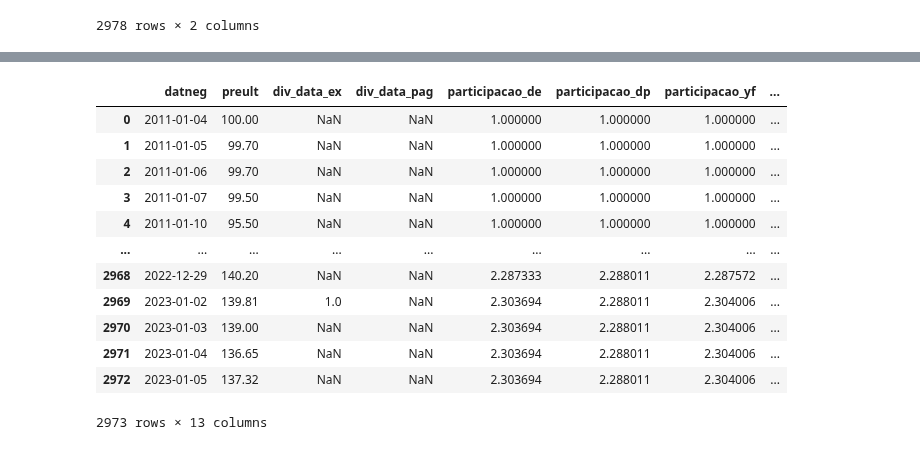
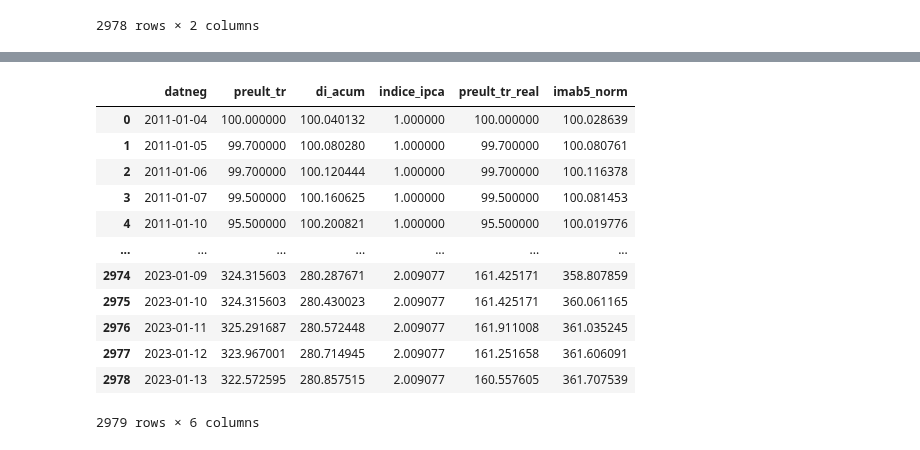
Before and after one commit to crdcj/medium, a Jupyter notebook: KNRI_PERF/knri.ipynb, the cells around one changed output, grey strips where cells are left out. Saved outputs shown, nothing was run; the diff lists cells and outputs as text; code cells hidden in the pictures.

```diff
--- a/KNRI_PERF/knri.ipynb
+++ b/KNRI_PERF/knri.ipynb
@@ -196,8 +197,8 @@ Data columns (total 2 columns):
 dtypes: datetime64[ns](1), float64(1)
 memory usage: 2.4 KB
 # %%
-# Normalizar o início do índice para 100
-ipca['indice_norm'] = ipca['indice'] / ipca['indice'].iloc[0]
+# Normalizar o início da série de IPCA para 100
+ipca['indice_ipca'] = ipca['indice'] / ipca['indice'].iloc[0]
 # Coluna indice não é mais necessária
 ipca.drop(columns='indice', inplace=True)
 ipca
@@ -252,3 +218,0 @@ cotas
-# %%
-cotas['indice_norm'].fillna(method='ffill', inplace=True)
-cotas
@@ -286,4 +218,0 @@ cotas
-# %%
-cotas['preult_tr_real'] = cotas['preult_tr'] / cotas['indice_norm']
-cotas['di_acum_real'] = cotas['di_acum'] / cotas['indice_norm']
-cotas
@@ -303,0 +219,10 @@ cotas
+# %%
+cotas = cotas.merge(ipca, how='outer')
+cotas.sort_values('datneg', ignore_index=True, inplace=True)
+cotas['indice_ipca'].fillna(method='ffill', inplace=True)
+# A operação de merge adicionará linhas com NaN em "preult_tr"
+# nos dias de índice sem cotação -> vamos removê-las
+cotas.dropna(subset=['preult_tr'], inplace=True)
+# Calcular a cotação ajustada para o IPCA
+cotas['preult_tr_real'] = cotas['preult_tr'] / cotas['indice_ipca']
+cotas
@@ -391,21 +322,21 @@ imab5
 # %%
 # Juntar os dois índices
-tr = tr.merge(imab5, how='left')
-tr
+cotas = cotas.merge(imab5, how='left')
+cotas
 # %% [output]
-|  | datneg | preult | div_data_ex | div_data_pag | participacao_de | participacao_dp | participacao_yf | ... |
-| 0 | 2011-01-04 | 100.00 | NaN | NaN | 1.000000 | 1.000000 | 1.000000 | ... |
-| 1 | 2011-01-05 | 99.70 | NaN | NaN | 1.000000 | 1.000000 | 1.000000 | ... |
-| 2 | 2011-01-06 | 99.70 | NaN | NaN | 1.000000 | 1.000000 | 1.000000 | ... |
-| 3 | 2011-01-07 | 99.50 | NaN | NaN | 1.000000 | 1.000000 | 1.000000 | ... |
-| 4 | 2011-01-10 | 95.50 | NaN | NaN | 1.000000 | 1.000000 | 1.000000 | ... |
-| ... | ... | ... | ... | ... | ... | ... | ... | ... |
-| 2968 | 2022-12-29 | 140.20 | NaN | NaN | 2.287333 | 2.288011 | 2.287572 | ... |
-| 2969 | 2023-01-02 | 139.81 | 1.0 | NaN | 2.303694 | 2.288011 | 2.304006 | ... |
-| 2970 | 2023-01-03 | 139.00 | NaN | NaN | 2.303694 | 2.288011 | 2.304006 | ... |
-| 2971 | 2023-01-04 | 136.65 | NaN | NaN | 2.303694 | 2.288011 | 2.304006 | ... |
-| 2972 | 2023-01-05 | 137.32 | NaN | NaN | 2.303694 | 2.288011 | 2.304006 | ... |
+|  | datneg | preult_tr | di_acum | indice_ipca | preult_tr_real | imab5_norm |
+| 0 | 2011-01-04 | 100.000000 | 100.040132 | 1.000000 | 100.000000 | 100.028639 |
+| 1 | 2011-01-05 | 99.700000 | 100.080280 | 1.000000 | 99.700000 | 100.080761 |
+| 2 | 2011-01-06 | 99.700000 | 100.120444 | 1.000000 | 99.700000 | 100.116378 |
+| 3 | 2011-01-07 | 99.500000 | 100.160625 | 1.000000 | 99.500000 | 100.081453 |
+| 4 | 2011-01-10 | 95.500000 | 100.200821 | 1.000000 | 95.500000 | 100.019776 |
+| ... | ... | ... | ... | ... | ... | ... |
+| 2974 | 2023-01-09 | 324.315603 | 280.287671 | 2.009077 | 161.425171 | 358.807859 |
+| 2975 | 2023-01-10 | 324.315603 | 280.430023 | 2.009077 | 161.425171 | 360.061165 |
+| 2976 | 2023-01-11 | 325.291687 | 280.572448 | 2.009077 | 161.911008 | 361.035245 |
+| 2977 | 2023-01-12 | 323.967001 | 280.714945 | 2.009077 | 161.251658 | 361.606091 |
+| 2978 | 2023-01-13 | 322.572595 | 280.857515 | 2.009077 | 160.557605 | 361.707539 |
-2973 rows × 13 columns
+2979 rows × 6 columns
 # %%
 fig = go.Figure()
 fig.add_trace(
```
Also changed, not shown: parts of 20 cells of this notebook, 3 other files.
